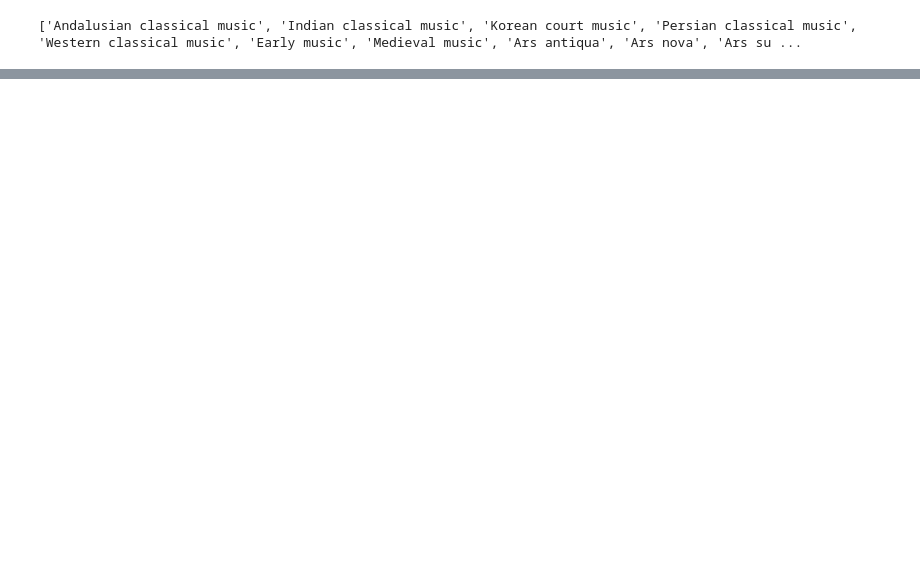
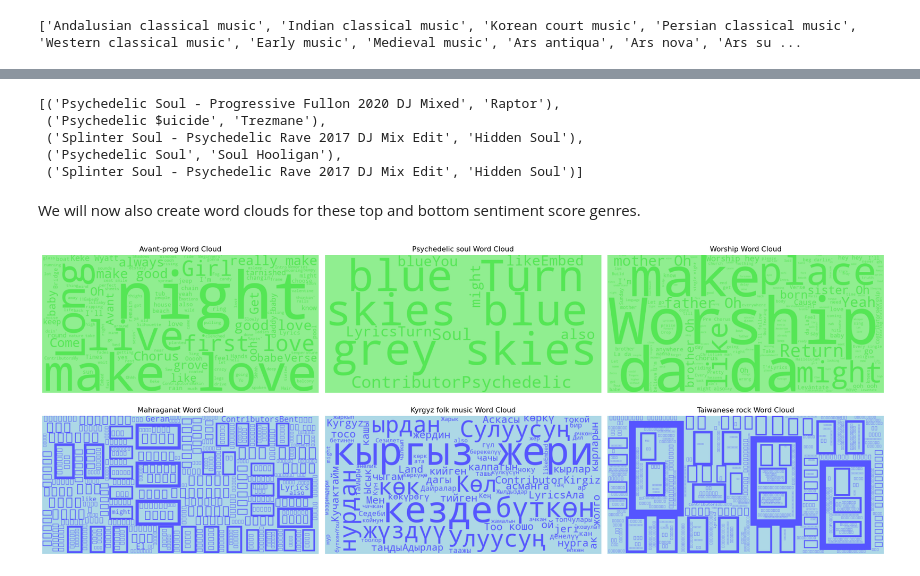
Before and after one commit to jakwisn/DTU-Social-Graphs-And-Interactions, a Jupyter notebook: LyricSentiments.ipynb, the cells around one changed output, grey strips where cells are left out. Drawn from its saved outputs; the diff is of its cells as text; code cells hidden in the pictures; blank space fills up the shorter version.

```diff
--- a/LyricSentiments.ipynb
+++ b/LyricSentiments.ipynb
@@ -38,0 +93,14 @@ print(genres[:10])
+# %%
+def extract_lyric_list(track_list):
+    genius_api = lyricsgenius.Genius(GENIUS_ACCESS_TOKEN, verbose=False)
+    results = []
+    for track, artist in track_list:
+        while True:
+            try: #Retry the request until it goes through
+                results.append(genius_api.search_song(track, artist))
+                break
+            except:
+                pass
+    return results
+
+songs = extract_lyric_list(genre_to_track[genres[0]])
@@ -38,0 +239,10 @@ print(genres[:10])
+# %%
+genre_to_track['Psychedelic soul']
+# %% [output]
+[('Psychedelic Soul - Progressive Fullon 2020 DJ Mixed', 'Raptor'),
+ ('Psychedelic $uicide', 'Trezmane'),
+ ('Splinter Soul - Psychedelic Rave 2017 DJ Mix Edit', 'Hidden Soul'),
+ ('Psychedelic Soul', 'Soul Hooligan'),
+ ('Splinter Soul - Psychedelic Rave 2017 DJ Mix Edit', 'Hidden Soul')]
+# %% [markdown]
+We will now also create word clouds for these top and bottom sentiment score genres.
@@ -38,0 +275,31 @@ print(genres[:10])
+# %%
+stop_words = {'on', "mightn't", 'yours', 't', 'myself', 'did', 'as', 'more', 'haven', 'very', 'are', 'again', 'both', 'against', "wasn't", 'some', 'does', "didn't", 'above', 'for', 'having', 'by', 'during', 'same', 'further', 'under', 'when', 'wasn', 'they', 'be', 'm', "doesn't", 'each', 'd', 'of', "that'll", 'you', 'herself', 'ours', 'doesn', "isn't", 'all', "won't", 'himself', "couldn't", 'which', 'have', 'that', 'before', 'into', 'so', 'your', 'who', 'these', 'then', 'she', 'didn', 'do', 'we', 'my', 'to', 'after', 'most', 'should', 'me', "haven't", 'them', 'once', 'with', 'has', "don't", 'other', "mustn't", 'were', 'from', "shouldn't", 'aren', 'this', "weren't", 'doing', 'mightn', "you'd", "you'll", 'he', 'or', 'between', "you've", 'own', 'weren', 'am', 'if', 'ourselves', 'about', 'no', 'ma', 'but', "she's", 'our', 'any', 'was', 'been', 'their', 'will', 'needn', 've', 'is', 'll', 'wouldn', 'through', 'what', 'shan', "shan't", 'hadn', "it's", 'why', 'won', 'itself', 'in', 'those', 'off', 'her', "should've", 'mustn', 'here', 'at', 'until', 'ain', 'nor', 'yourselves', 's', 'don', 'its', 'i', 'a', 'it', 'out', 'such', 'just', 're', "hadn't", 'themselves', 'had', 'an', 'shouldn', "needn't", 'y', 'yourself', 'than', 'not', 'the', "hasn't", 'where', 'up', 'hers', "you're", 'because', 'down', 'can', 'and', "aren't", 'his', 'now', 'theirs', 'while', 'being', 'only', 'below', 'hasn', 'o', 'whom', "wouldn't", 'isn', 'how', 'few', 'there', 'couldn', 'too', 'him', 'over'}
+# %%
+# Custom color functions
+def color_func_happy(word, font_size, position, orientation, random_state=None, **kwargs):
+    return "rgb(85, 230, 85)"
+
+def color_func_sad(word, font_size, position, orientation, random_state=None, **kwargs):
+    return "rgb(85, 85, 255)"
+
+def create_word_cloud(tr_weights, color_func, background, ax, stop_words, title="Word Cloud"):
+    cloud = WordCloud(stopwords=stop_words, width=800, height=400, max_words=200, background_color=background, color_func=color_func).generate(tr_weights)
+    ax.imshow(cloud, interpolation='bilinear')
+    ax.set_title(title)
+    ax.axis('off')
+
+fig, axs = plt.subplots(2,3 , figsize=(20, 8))
+axs = axs.flatten()
+
+# Word clouds for
+create_word_cloud(combine_lyrics('Avant-prog'), color_func_happy, 'lightgreen', axs[0], stop_words=stop_words, title="Avant-prog Word Cloud")
+create_word_cloud(combine_lyrics('Psychedelic soul'), color_func_happy, 'lightgreen', axs[1], stop_words=stop_words, title="Psychedelic soul Word Cloud")
+create_word_cloud(combine_lyrics('Worship'), color_func_happy, 'lightgreen', axs[2], stop_words=stop_words, title="Worship Word Cloud")
+create_word_cloud(combine_lyrics('Mahraganat'), color_func_sad, 'lightblue', axs[3], stop_words=stop_words, title="Mahraganat Word Cloud")
+create_word_cloud(combine_lyrics('Kyrgyz folk music'), color_func_sad, 'lightblue', axs[4], stop_words=stop_words, title="Kyrgyz folk music Word Cloud")
+create_word_cloud(combine_lyrics('Taiwanese rock'), color_func_sad, 'lightblue', axs[5], stop_words=stop_words, title="Taiwanese rock Word Cloud")
+
+plt.tight_layout()
+plt.show()
+# %% [output]
+[figure, added]
```
Also changed, not shown: parts of 15 cells of this notebook, 3 other files.
